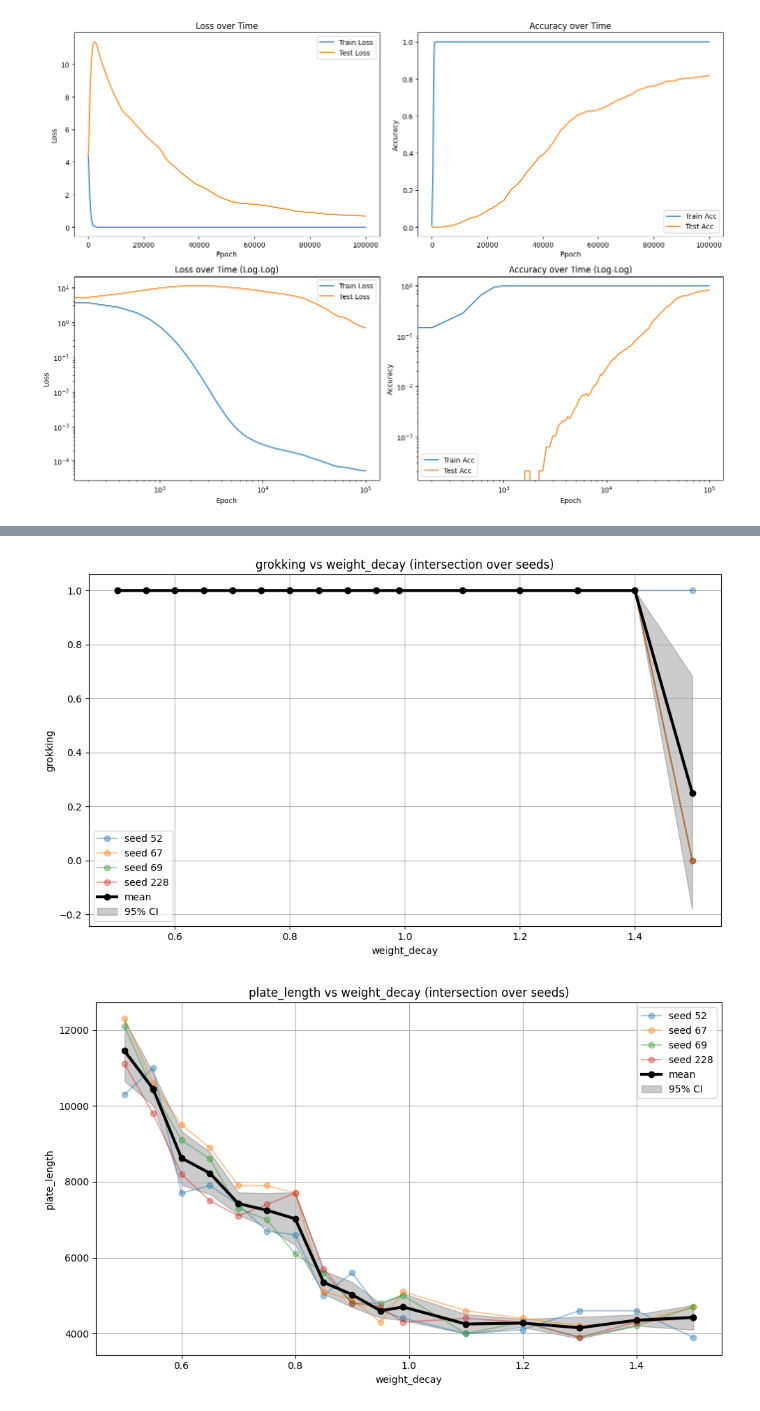
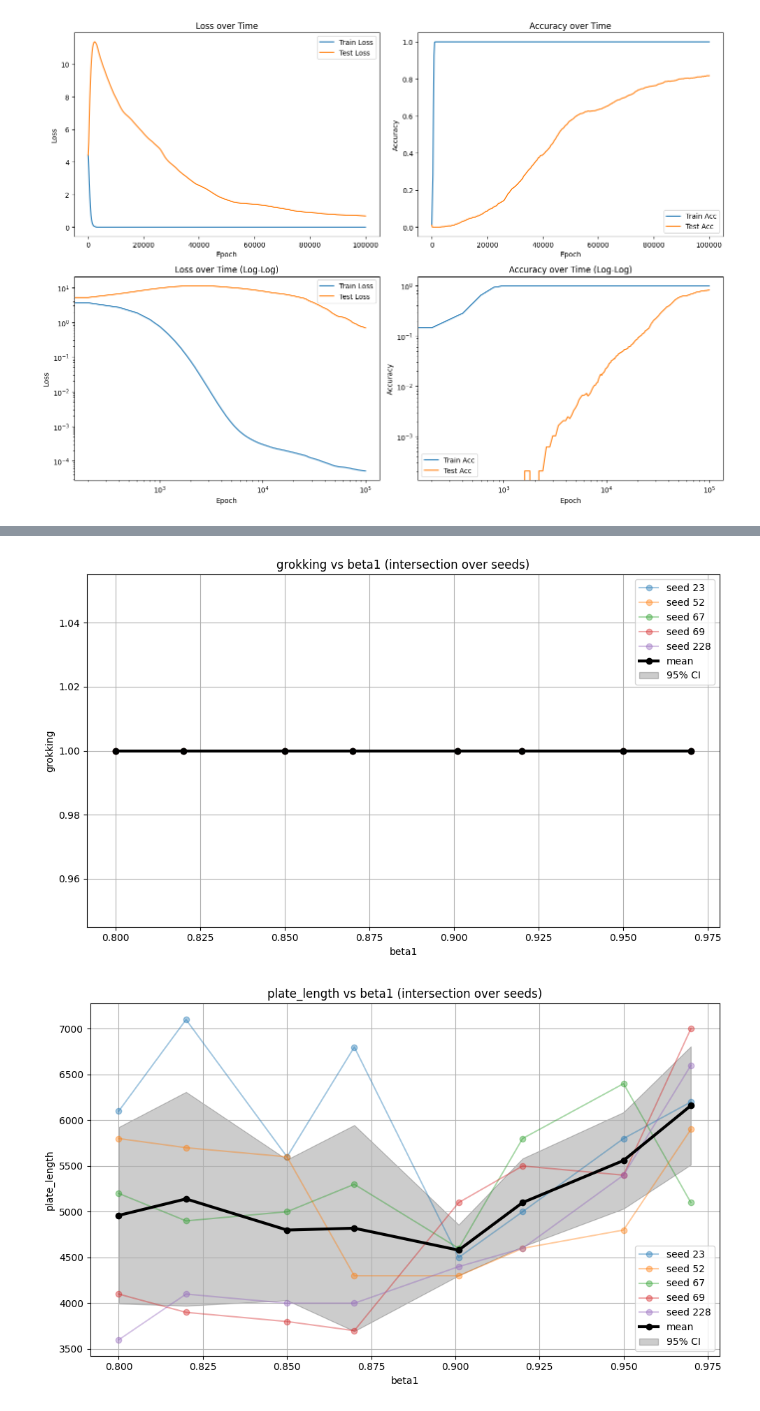
Before and after one commit to slimisgit/grokking, a Jupyter notebook: report.ipynb, the cells around one changed output, grey strips where cells are left out. Drawn from its saved outputs; the diff is of its cells as text; code cells hidden in the pictures.

```diff
--- a/report.ipynb
+++ b/report.ipynb
@@ -609,8 +617,8 @@ for metric_name in ["first_train_high_acc_epoch",
     "max_growth_rate",
     "max_growth_rate_epoch"]:
     plot_metric_vs_hyperparam(
-        hyperparam_name="weight_decay",
-        seeds=[52,67,69,228],
+        hyperparam_name="beta1",
+        seeds=[23,52,67,69,228],
         metric_name=metric_name
     )
 # %% [output]
@@ -622,2 +630,2 @@ for metric_name in ["first_train_high_acc_epoch",
-[figure, old version]
+[figure, new version]
-[figure, old version]
+[figure, new version]
```
Also changed, not shown: parts of 3 cells of this notebook.
